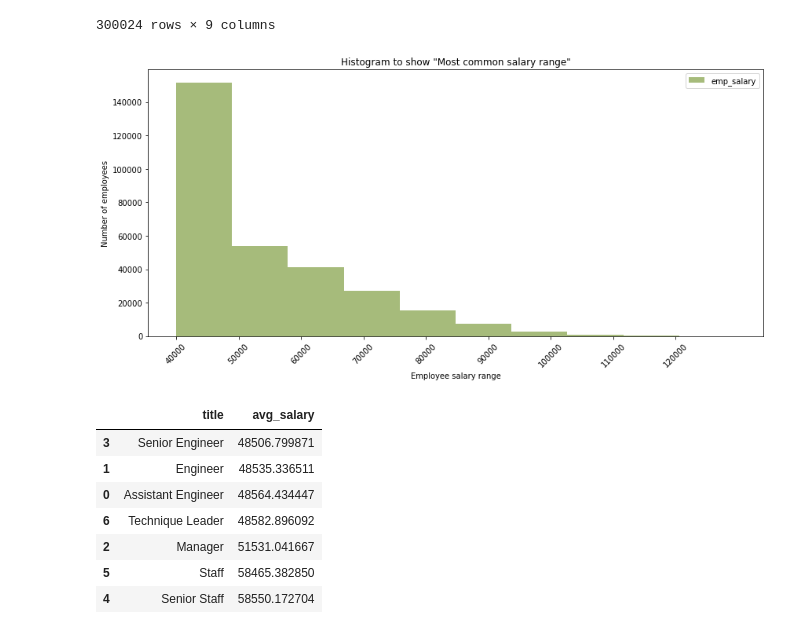
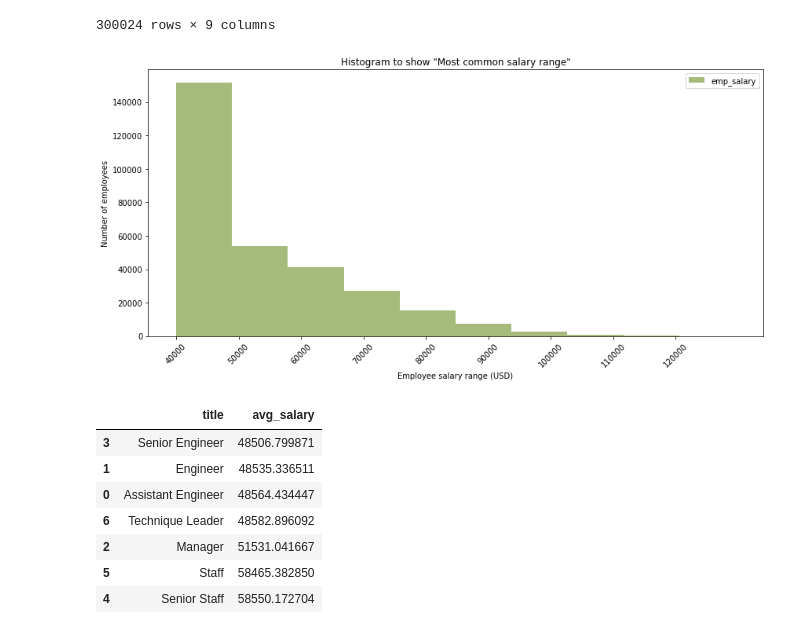
Before and after one commit to skesamsetty/sql-challenge, a Jupyter notebook: code/employee_analyzer.ipynb, the cells around one changed output. Saved outputs shown, nothing was run; the diff lists cells and outputs as text; code cells hidden in the pictures.

```diff
--- a/code/employee_analyzer.ipynb
+++ b/code/employee_analyzer.ipynb
@@ -130,21 +130,21 @@ final_employee_data_df
 # %%
 # 2) Histogram to show the most common salary ranges for employees.
 
 x_min_value = final_employee_data_df['emp_salary'].min()
 x_max_value = final_employee_data_df['emp_salary'].max()
 
 xtick_labels = np.arange(x_min_value,x_max_value,10000)
 final_histogram_df = final_employee_data_df.sort_values(by = 'emp_salary')
 final_histogram_df.hist(column='emp_salary', legend=True, figsize = (12,6), grid=False, alpha=0.6, color='olivedrab')
 
 plt.title('Histogram to show "Most common salary range"')
 plt.xticks(xtick_labels, rotation=45)
-plt.xlabel(xlabel='Employee salary range')
+plt.xlabel(xlabel='Employee salary range (USD)')
 plt.ylabel(ylabel='Number of employees')
 plt.tight_layout()
 plt.show()
 # %% [output]
-[figure, old version]
+[figure, new version]
 # %%
 # Calculate average salary by title
 
```
Also changed, not shown: parts of 1 cell of this notebook, 1 other file.
